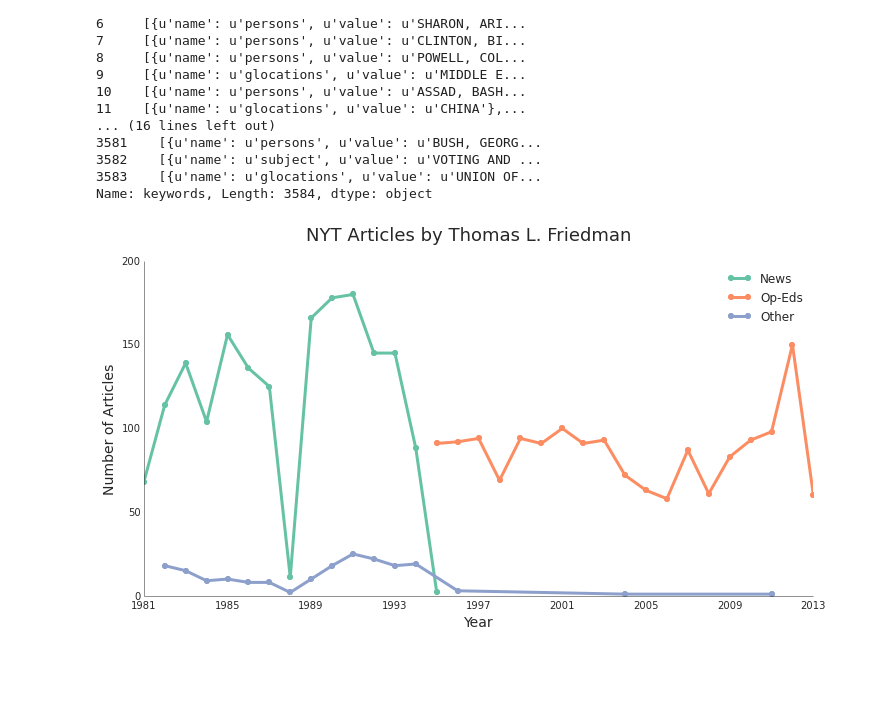
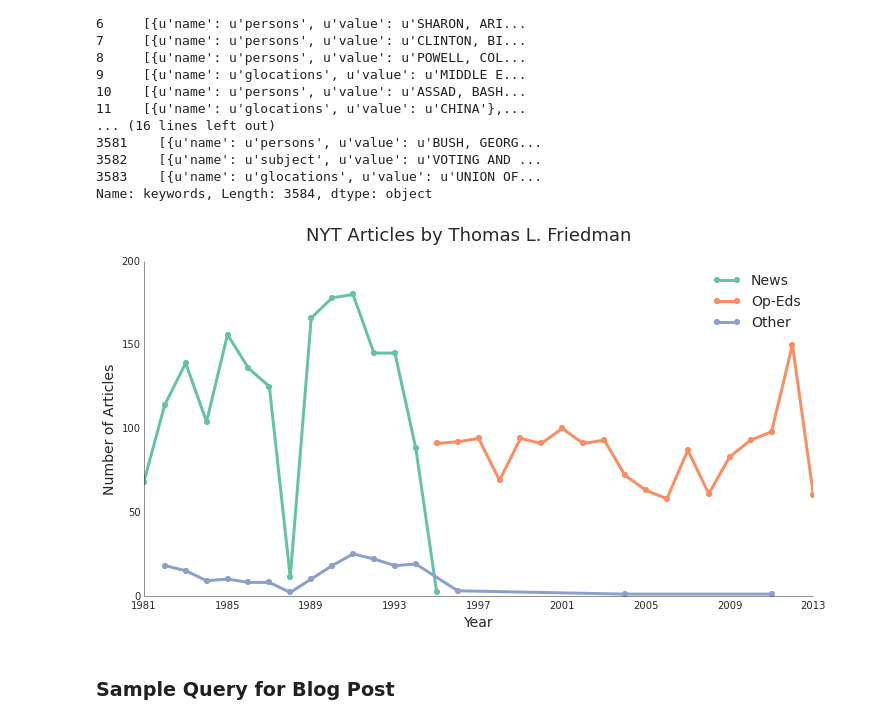
Before and after one commit to bdewilde/thomas_friedman_nlp, a Jupyter notebook: friedman_corpus_pt1.ipynb, the cells around one changed output. Cells and saved outputs as stored; diff of their text form; code cells hidden in the pictures; blank space fills up the shorter version.

Commit message:
added a bit more code specifically for the blog post

```diff
--- a/friedman_corpus_pt1.ipynb
+++ b/friedman_corpus_pt1.ipynb
@@ -598,32 +599,34 @@ df['ymd'] = df['pub_date'].apply(lambda d: parse_date(d).date())
 # %%
 oped_counts = pd.groupby(df[df['type_of_material'] == 'Op-Ed'], by='y')['full_text'].count()
 news_counts = pd.groupby(df[df['type_of_material'] == 'News'], by='y')['full_text'].count()
 other_counts = pd.groupby(df[~df['type_of_material'].isin(['News', 'Op-Ed'])], by='y')['full_text'].count()
 
 fig = plt.figure(figsize=(12,6), dpi=100)
 suptitle = fig.suptitle('NYT Articles by Thomas L. Friedman', fontsize=18)
 
 ax = fig.add_subplot(1,1,1)
 ppl.plot(ax, news_counts.index, news_counts.values,
          linewidth=3, marker='o', markersize=6, markeredgewidth=0.0,
          label='News')
 ppl.plot(ax, oped_counts.index, oped_counts.values,
          linewidth=3, marker='o', markersize=6, markeredgewidth=0.0,
          label='Op-Eds')
 ppl.plot(ax, other_counts.index, other_counts.values,
          linewidth=3, marker='o', markersize=6, markeredgewidth=0.0,
          label='Other')
 
 xlab = ax.set_xlabel('Year', fontsize=14)
 ylab = ax.set_ylabel('Number of Articles', fontsize=14)
 ylim = ax.set_ylim((0,ax.get_ylim()[1]+20))
 
-leg = plt.legend(loc='upper right', frameon=False)
+leg = plt.legend(loc='upper right', frameon=False, fontsize=14)
 
-fig.savefig('/Users/bjdewilde/Desktop/data_science/projects/thomas_friedman_nlp/viz/article_counts.pdf', dpi=200)
+fig.savefig('/Users/bjdewilde/Desktop/data_science/projects/thomas_friedman_nlp/viz/article_counts.png', dpi=200)
 # %% [output]
-[figure, old version]
+[figure, new version]
 # %%
 # save the cleaned docs!
 cPickle.dump(ujson.loads(df.to_json(orient='records', date_format='iso')),
              open('data/processed/filtered_friedman_docs_fulltext.pkl', 'w'))
+# %% [markdown]
+### Sample Query for Blog Post
```
Also changed, not shown: parts of 3 cells of this notebook, 3 other files.
